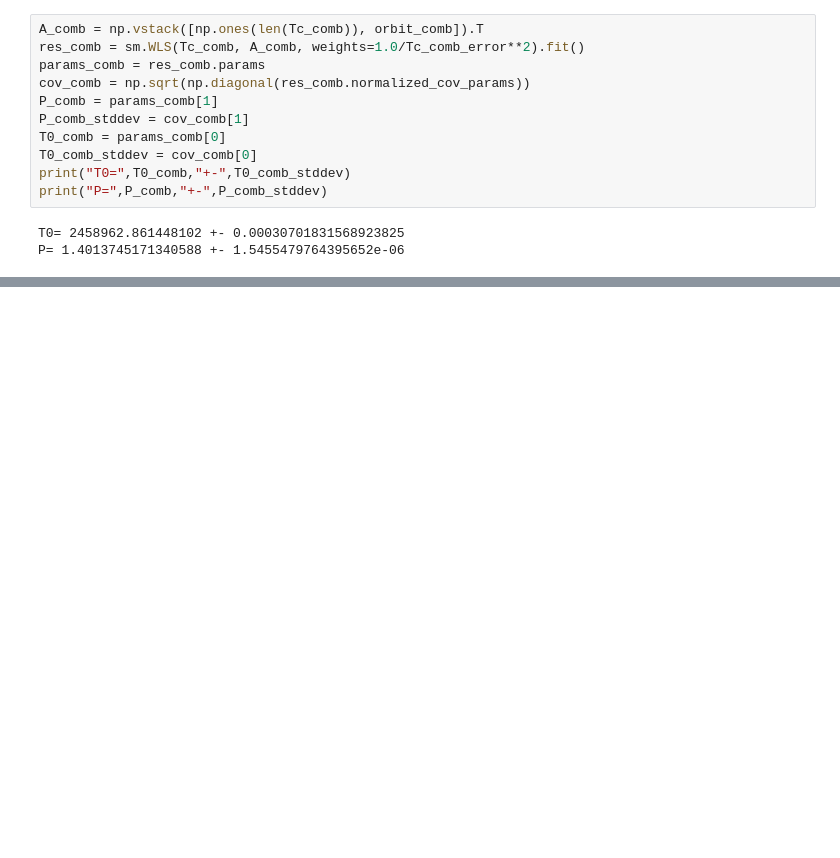
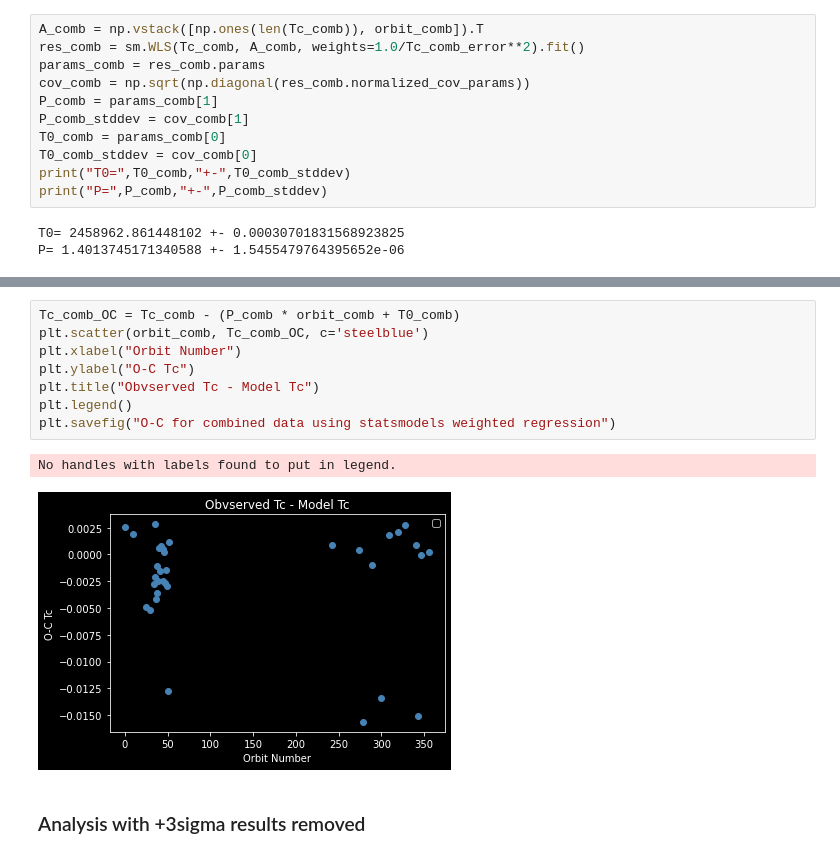
Before and after one commit to Jtearwicker/WASP-135b, a Jupyter notebook: WASP-135b EXOTIC Analysis.ipynb, the cells around one changed output, grey strips where cells are left out. Cells and saved outputs as stored; diff of their text form; blank space fills up the shorter version.

```diff
--- a/WASP-135b EXOTIC Analysis.ipynb
+++ b/WASP-135b EXOTIC Analysis.ipynb
@@ -420,0 +410,13 @@ plt.legend()
+# %%
+Tc_comb_OC = Tc_comb - (P_comb * orbit_comb + T0_comb)
+plt.scatter(orbit_comb, Tc_comb_OC, c='steelblue')
+plt.xlabel("Orbit Number")
+plt.ylabel("O-C Tc")
+plt.title("Obvserved Tc - Model Tc")
+plt.legend()
+plt.savefig("O-C for combined data using statsmodels weighted regression")
+# %% [output]
+No handles with labels found to put in legend.
+[figure, added]
+# %% [markdown]
+### Analysis with +3sigma results removed
```
Also changed, not shown: parts of 22 cells of this notebook.
